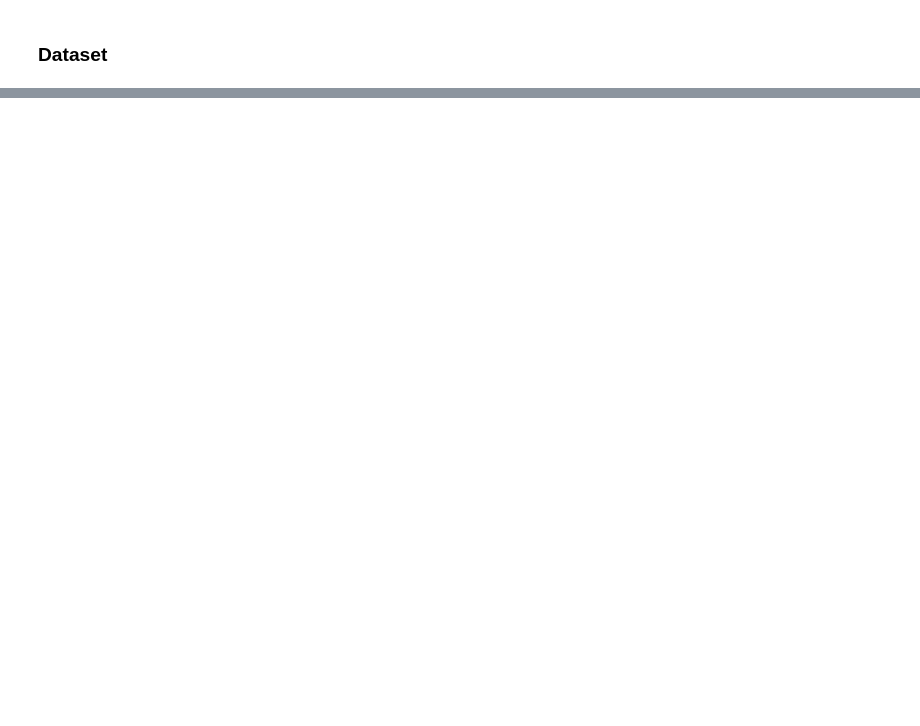
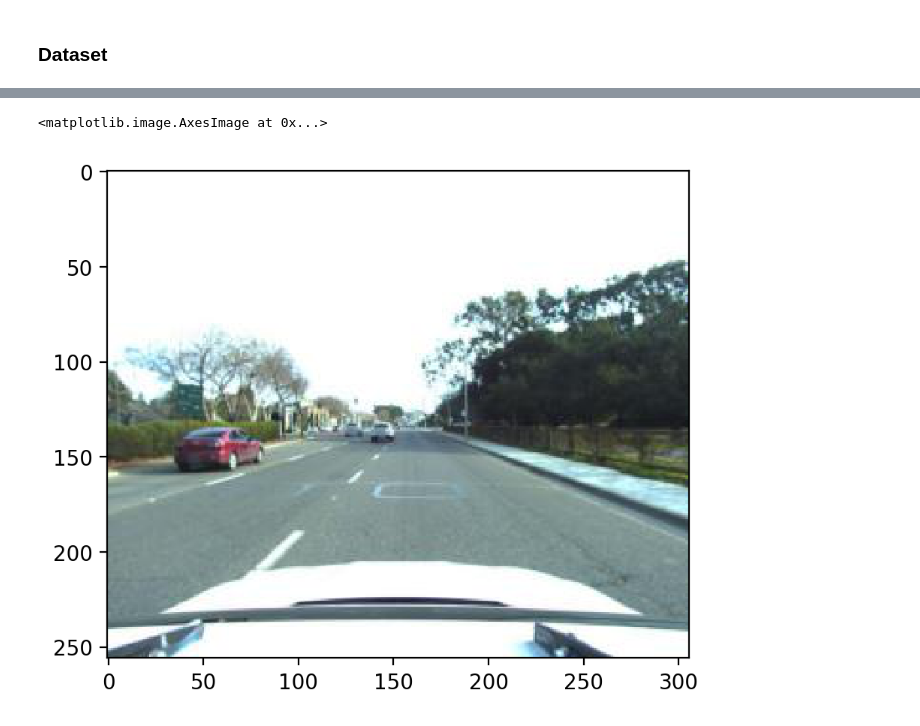
Before and after one commit to vwrj/Self-Driving, a Jupyter notebook: super_simple_model.ipynb, the cells around one changed output, grey strips where cells are left out. Cells and saved outputs as stored; diff of their text form; code cells hidden in the pictures; blank space fills up the shorter version.

```diff
--- a/super_simple_model.ipynb
+++ b/super_simple_model.ipynb
@@ -224,0 +422,6 @@ Val Epoch: 2 [100/504 (5%)]     Average Loss So Far: 5.843478
+# %%
+test_loader = torch.utils.data.DataLoader(labeled_testset, batch_size=32, shuffle=True, collate_fn=front_collate_fn)
+# %%
+sample, target, road_img, bbs, front_right, front_left = iter(test_loader).next()
+sample = sample.to(device)
+model_preds = model(sample)
@@ -224,0 +430,9 @@ Val Epoch: 2 [100/504 (5%)]     Average Loss So Far: 5.843478
+# %%
+idx = 5
+# %%
+idx += 1
+# %%
+plt.imshow(sample[idx].cpu().detach().numpy().transpose(1, 2, 0))
+# %% [output]
+<matplotlib.image.AxesImage at 0x...>
+[figure, added]
```
Also changed, not shown: parts of 32 cells of this notebook.
